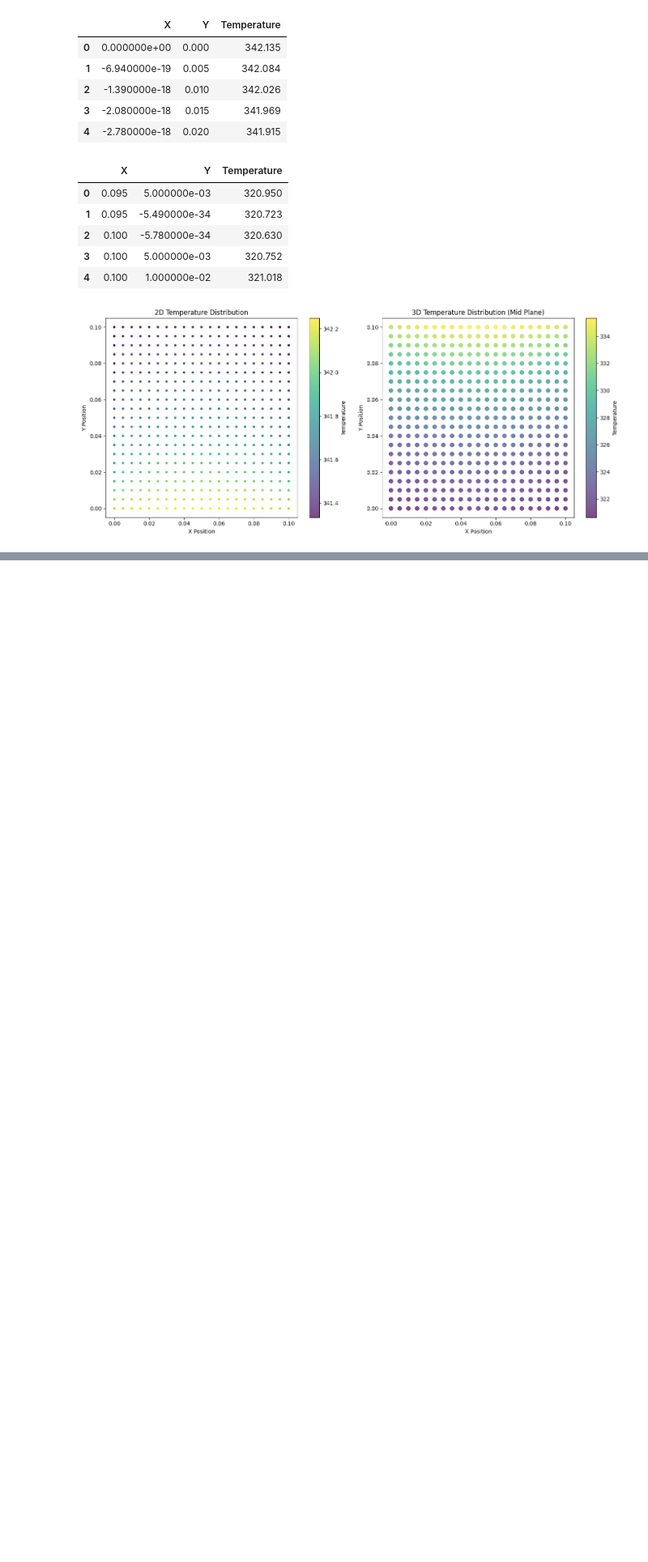
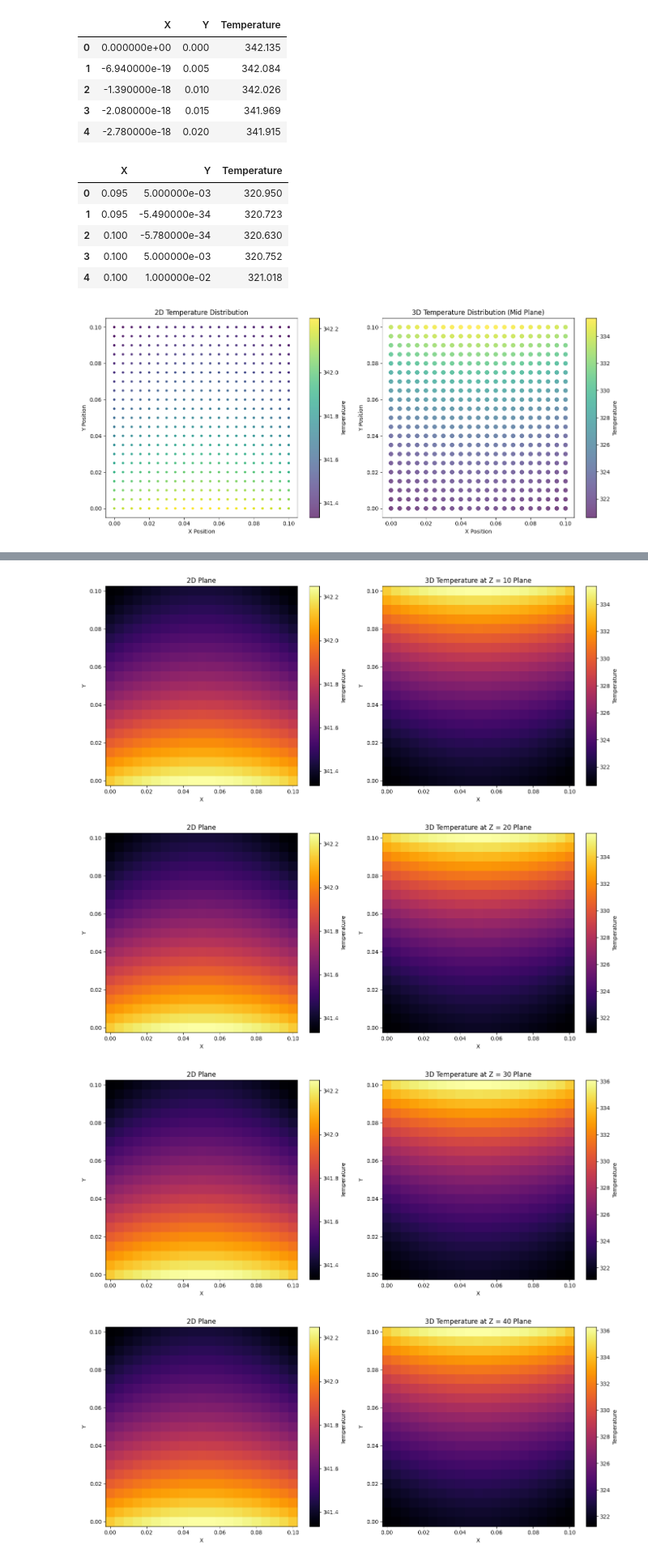
Before and after one commit to SDprogramer/Fins-Research-Simulation, a Jupyter notebook: Cube/code.ipynb, the cells around one changed output, grey strips where cells are left out. Shown at 81% size. Drawn from its saved outputs; the diff is of its cells as text; code cells hidden in the pictures; blank space fills up the shorter version.

```diff
--- a/Cube/code.ipynb
+++ b/Cube/code.ipynb
@@ -78,0 +131,41 @@ plt.show()
+# %%
+base_dir_2d = r"S:\Nit Durgapur\College 4th Sem\JU Internship\Fins Heat Prediction\Cube\2d"
+base_dir_3d = r"S:\Nit Durgapur\College 4th Sem\JU Internship\Fins Heat Prediction\Cube\3d"
+# %%
+# Load 2D reference (z = 0 plane)
+df_2d = pd.read_csv(os.path.join(base_dir_2d, "temp.csv"), header = None, skiprows = 1)
+df_2d.columns = ['X', 'Y', 'Temperature']
+X2d, Y2d, Z2d = prepare_grid(df_2d)
+
+# Plotting and comparing each 3D layer with 2D
+z_planes = ['10', '20', '30', '40', '50']
+# %%
+for z in z_planes:
+    file_path = os.path.join(base_dir_3d, z, "temp.csv")
+    if os.path.exists(file_path):
+        df_3d = pd.read_csv(file_path, header = None, skiprows = 1)
+        df_3d.columns = ['X', 'Y', 'Temperature']
+        X3d, Y3d, Z3d = prepare_grid(df_3d)
+
+        # Plot comparison
+        fig, (ax1, ax2) = plt.subplots(1, 2, figsize = (14, 6))
+
+        c1 = ax1.pcolormesh(X2d, Y2d, Z2d, cmap = 'inferno', shading = 'auto')
+        ax1.set_title(f'2D Plane')
+        ax1.set_xlabel('X'); ax1.set_ylabel('Y')
+        fig.colorbar(c1, ax = ax1, label = 'Temperature')
+
+        c2 = ax2.pcolormesh(X3d, Y3d, Z3d, cmap = 'inferno', shading = 'auto')
+        ax2.set_title(f'3D Temperature at Z = {z} Plane')
+        ax2.set_xlabel('X'); ax2.set_ylabel('Y')
+        fig.colorbar(c2, ax = ax2, label = 'Temperature')
+
+        plt.tight_layout()
+        plt.show()
+    else:
+        print(f"File not found for Z = {z}")
+# %% [output]
+[figure, added]
+[figure, added]
+[figure, added]
+[figure, added]
```
Also changed, not shown: parts of 6 cells of this notebook, 25 other files.
